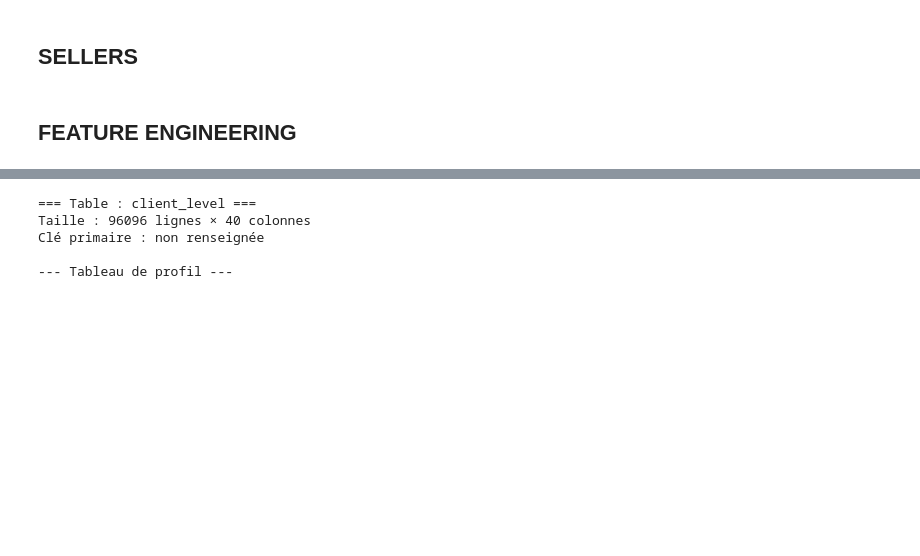
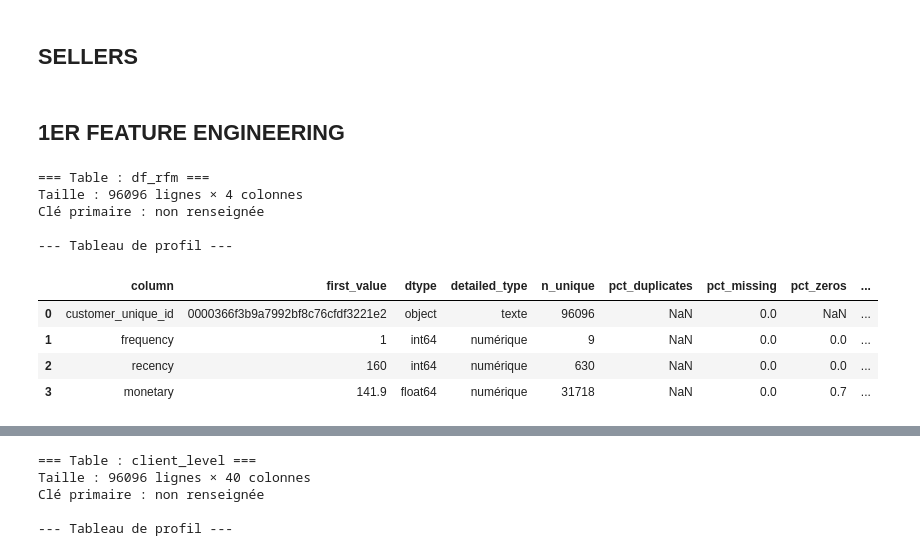
Before and after one commit to tpedCode/P05, a Jupyter notebook: notebooks/Barret_Marjorie_Notebook_P5_2511.ipynb, the cells around one changed output, grey strips where cells are left out. Drawn from its saved outputs; the diff is of its cells as text; code cells hidden in the pictures; blank space fills up the shorter version.

```diff
--- a/notebooks/Barret_Marjorie_Notebook_P5_2511.ipynb
+++ b/notebooks/Barret_Marjorie_Notebook_P5_2511.ipynb
@@ -428,4 +428,4 @@ orders[cols_to_convert_orders] = orders[cols_to_convert_orders].apply(
 # # Affichage de la distribution
 # plot_distributions(sellers, "seller_state", table_name="sellers")
 # %% [markdown]
-## **FEATURE ENGINEERING**
+## **1ER FEATURE ENGINEERING**
@@ -431,0 +506,46 @@ orders[cols_to_convert_orders] = orders[cols_to_convert_orders].apply(
+# %%
+# ============================================================
+# PROFIL
+# ============================================================
+
+# Profil du dataframe
+profile_df_rfm = profile_dataframe(
+    df_rfm,
+    table_name="df_rfm",
+    primary_keys=primary_keys
+)
+display(profile_df_rfm)
+
+# Sélection des variables pertinentes pour les distributions
+distribution_cols = (
+    df_rfm
+    .select_dtypes(include=["int64", "float64"])
+    .loc[:, lambda df: df.nunique() > 2]                 # enlève constantes / quasi constantes
+    .loc[:, lambda df: df.isna().mean() < 0.3]           # enlève colonnes trop manquantes
+    .columns
+    .tolist()
+)
+
+# Exclure les variables binaires (0/1)
+distribution_cols = [
+    col for col in distribution_cols
+    if not set(df_rfm[col].dropna().unique()).issubset({0, 1})
+]
+
+# Affichage des distributions
+# plot_distributions(
+#     df_rfm,
+#     distribution_cols,
+#     table_name="df_rfm"
+# )
+# %% [output]
+=== Table : df_rfm ===
+Taille : 96096 lignes × 4 colonnes
+Clé primaire : non renseignée
+
+--- Tableau de profil ---
+|  | column | first_value | dtype | detailed_type | n_unique | pct_duplicates | pct_missing | pct_zeros | ... |
+| 0 | customer_unique_id | 0000366f3b9a7992bf8c76cfdf3221e2 | object | texte | 96096 | NaN | 0.0 | NaN | ... |
+| 1 | frequency | 1 | int64 | numérique | 9 | NaN | 0.0 | 0.0 | ... |
+| 2 | recency | 160 | int64 | numérique | 630 | NaN | 0.0 | 0.0 | ... |
+| 3 | monetary | 141.9 | float64 | numérique | 31718 | NaN | 0.0 | 0.7 | ... |
```
Also changed, not shown: parts of 23 cells of this notebook.
